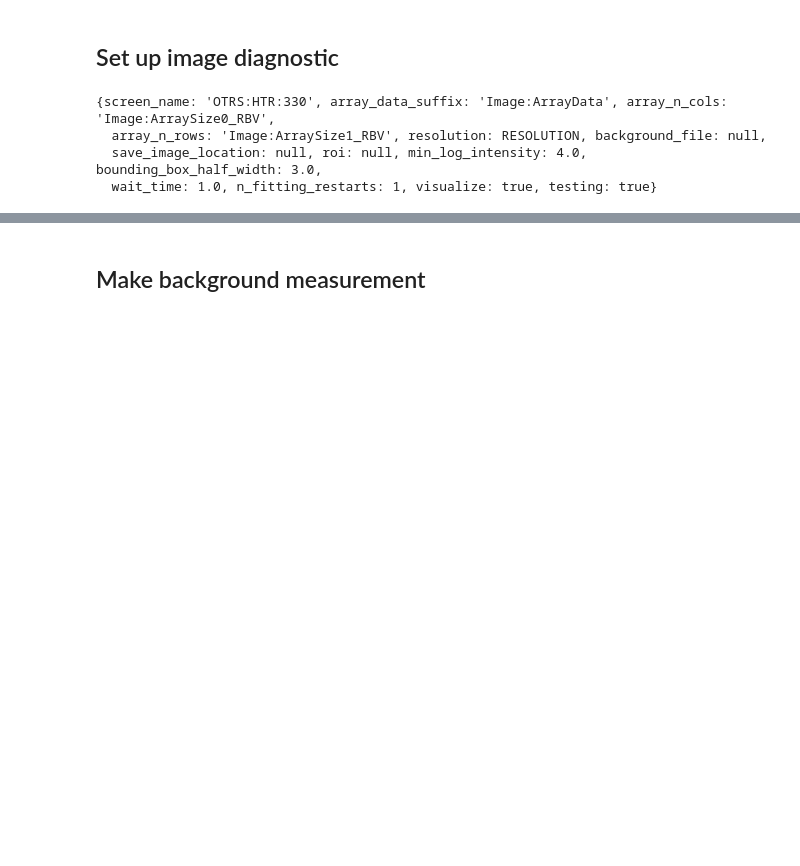
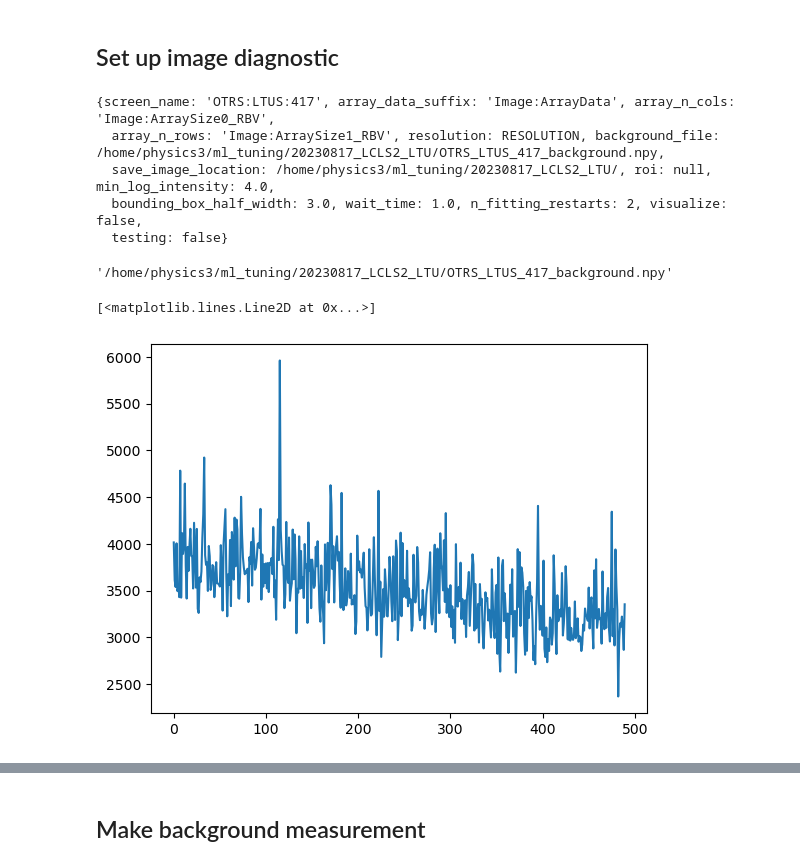
Before and after one commit to t-bz/SLAC_Xopt, a Jupyter notebook: lcls_ii/emittance/automatic_emittance/automatic_emittance_measurement.ipynb, the cells around one changed output, grey strips where cells are left out. Drawn from its saved outputs; the diff is of its cells as text; code cells hidden in the pictures; blank space fills up the shorter version.

```diff
--- a/lcls_ii/emittance/automatic_emittance/automatic_emittance_measurement.ipynb
+++ b/lcls_ii/emittance/automatic_emittance/automatic_emittance_measurement.ipynb
@@ -14,11 +16,15 @@ if True:
 from scripts.image import ImageDiagnostic
 import yaml
 
-fname = "otr_diagnostic.yml"
+fname = run_dir + "OTRS_LTUS_417_config.yml"
 image_diagnostic = ImageDiagnostic.parse_obj(yaml.safe_load(open(fname)))
+image_diagnostic.save_image_location = run_dir
+image_diagnostic.n_fitting_restarts = 2
+image_diagnostic.visualize = False
 print(image_diagnostic.yaml())
 # %% [output]
-{screen_name: 'OTRS:HTR:330', array_data_suffix: 'Image:ArrayData', array_n_cols: 'Image:ArraySize0_RBV',
-  array_n_rows: 'Image:ArraySize1_RBV', resolution: RESOLUTION, background_file: null,
-  save_image_location: null, roi: null, min_log_intensity: 4.0, bounding_box_half_width: 3.0,
-  wait_time: 1.0, n_fitting_restarts: 1, visualize: true, testing: true}
+{screen_name: 'OTRS:LTUS:417', array_data_suffix: 'Image:ArrayData', array_n_cols: 'Image:ArraySize0_RBV',
+  array_n_rows: 'Image:ArraySize1_RBV', resolution: RESOLUTION, background_file: /home/physics3/ml_tuning/20230817_LCLS2_LTU/OTRS_LTUS_417_background.npy,
+  save_image_location: /home/physics3/ml_tuning/20230817_LCLS2_LTU/, roi: null, min_log_intensity: 4.0,
+  bounding_box_half_width: 3.0, wait_time: 1.0, n_fitting_restarts: 2, visualize: false,
+  testing: false}
@@ -56,0 +33,10 @@ measurement.dump_yaml()
+# %%
+image_diagnostic.background_file
+# %% [output]
+'/home/physics3/ml_tuning/20230817_LCLS2_LTU/OTRS_LTUS_417_background.npy'
+# %%
+import matplotlib.pyplot as plt
+plt.plot(image_diagnostic.background_image.sum(axis=0))
+# %% [output]
+[<matplotlib.lines.Line2D at 0x...>]
+[figure, added]
```
Also changed, not shown: parts of 10 cells of this notebook, 7 other files.
